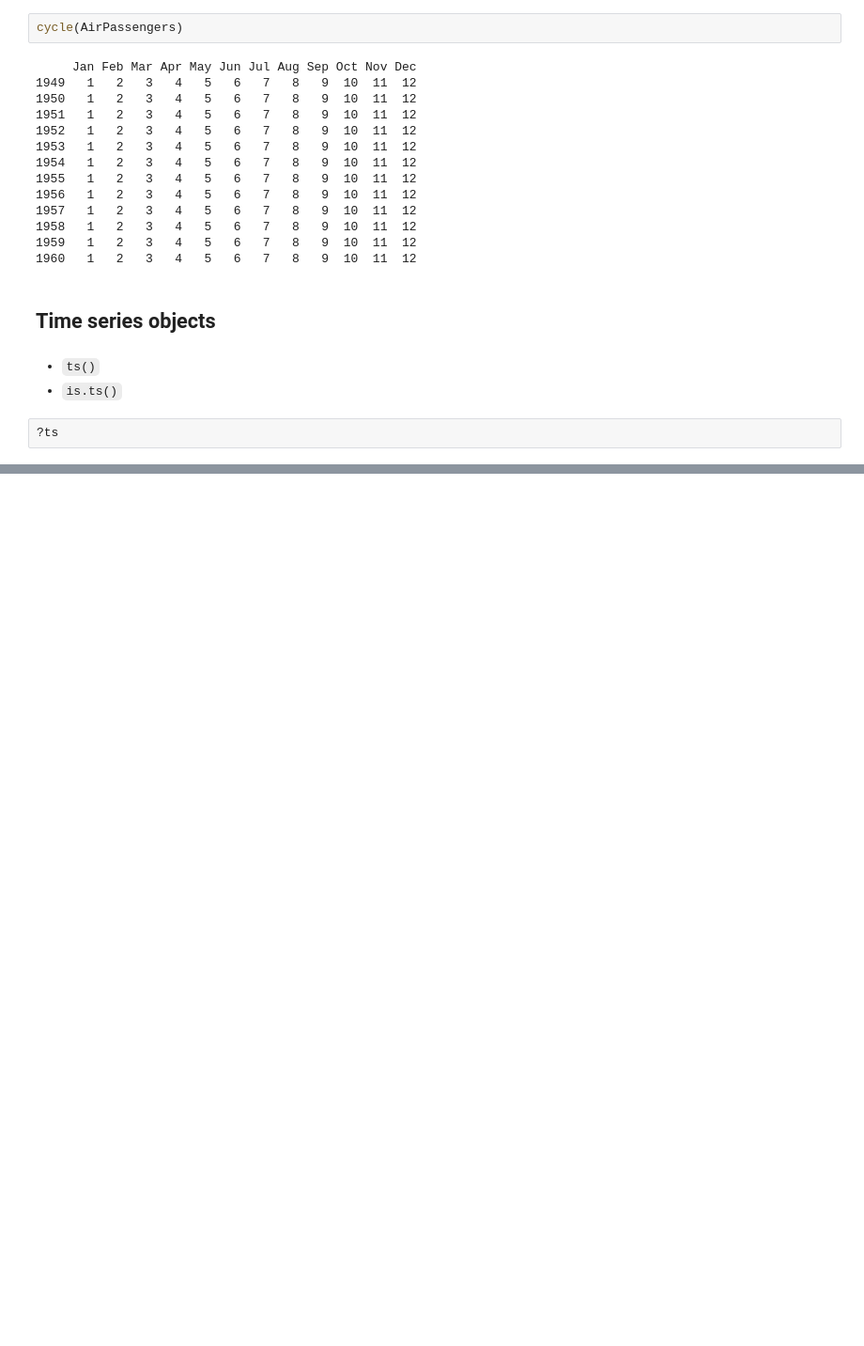
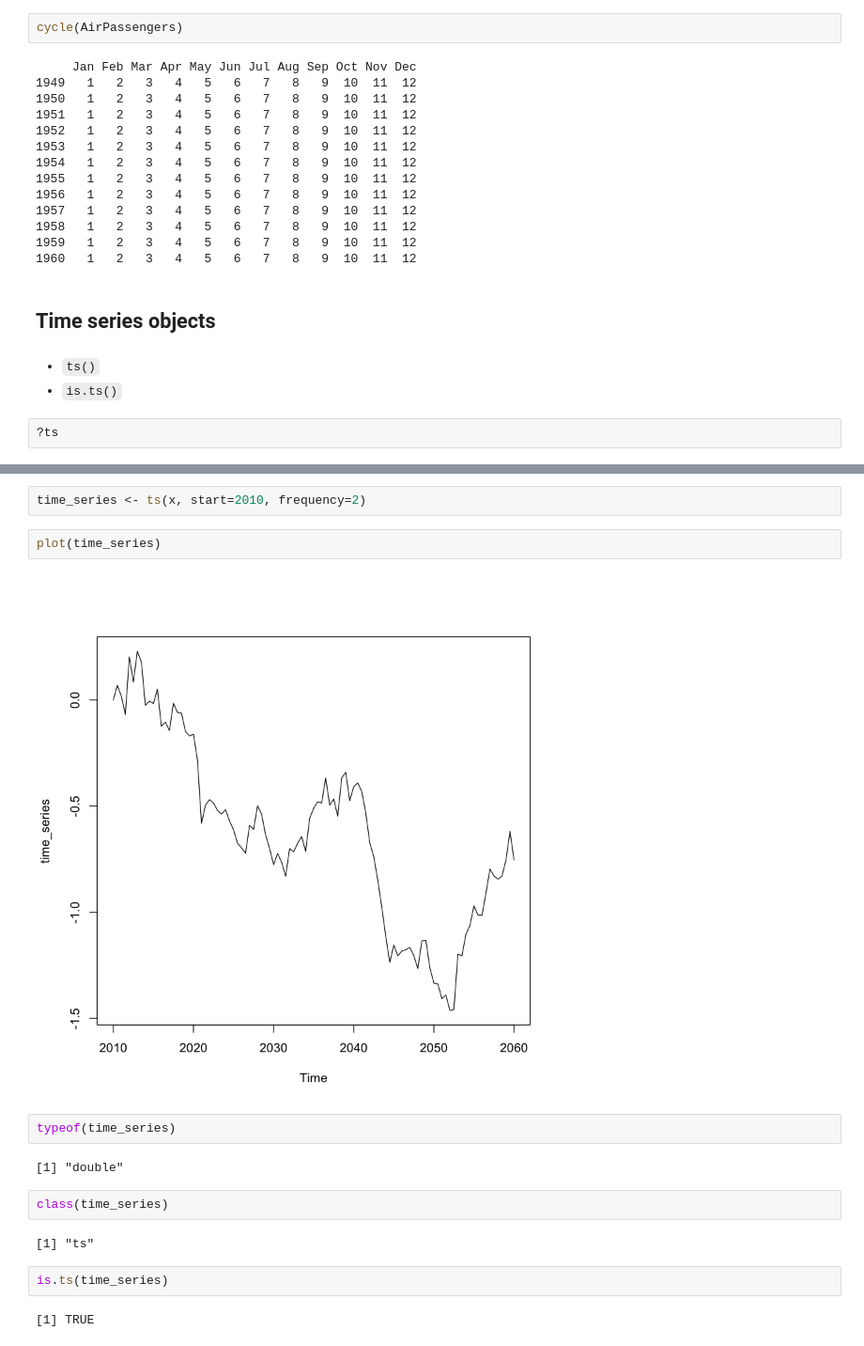
Before and after one commit to denglert/R-sandbox, a Jupyter notebook: datacamp/Time_series/chapter1.ipynb, the cells around one changed output, grey strips where cells are left out. Shown at 94% size. Drawn from its saved outputs; the diff is of its cells as text; blank space fills up the shorter version.

```diff
--- a/datacamp/Time_series/chapter1.ipynb
+++ b/datacamp/Time_series/chapter1.ipynb
@@ -159,0 +187,18 @@ cycle(AirPassengers)
+# %%
+time_series <- ts(x, start=2010, frequency=2)
+# %%
+plot(time_series)
+# %% [output]
+[figure, added]
+# %%
+typeof(time_series)
+# %% [output]
+[1] "double"
+# %%
+class(time_series)
+# %% [output]
+[1] "ts"
+# %%
+is.ts(time_series)
+# %% [output]
+[1] TRUE
```
Also changed, not shown: parts of 8 cells of this notebook.
